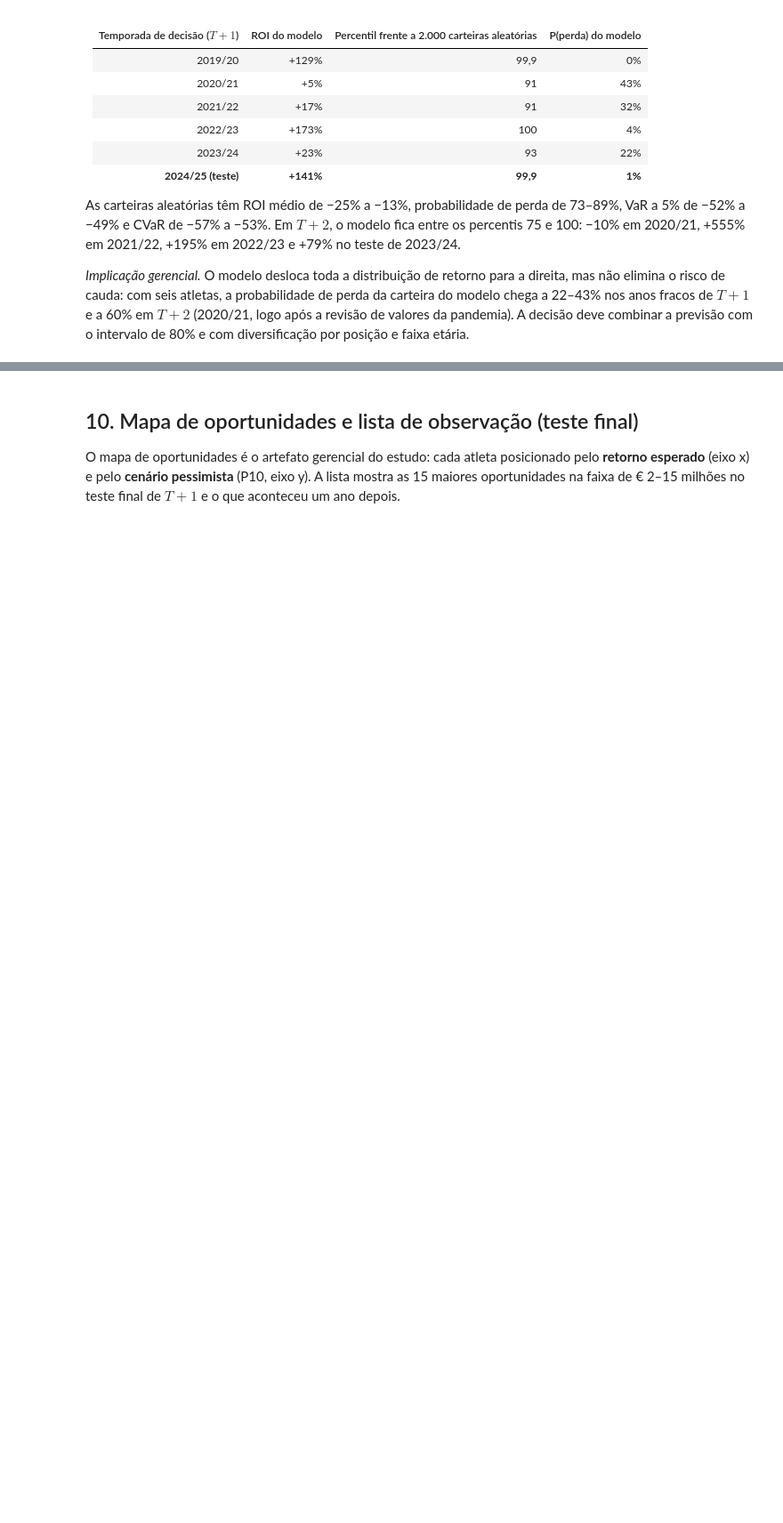
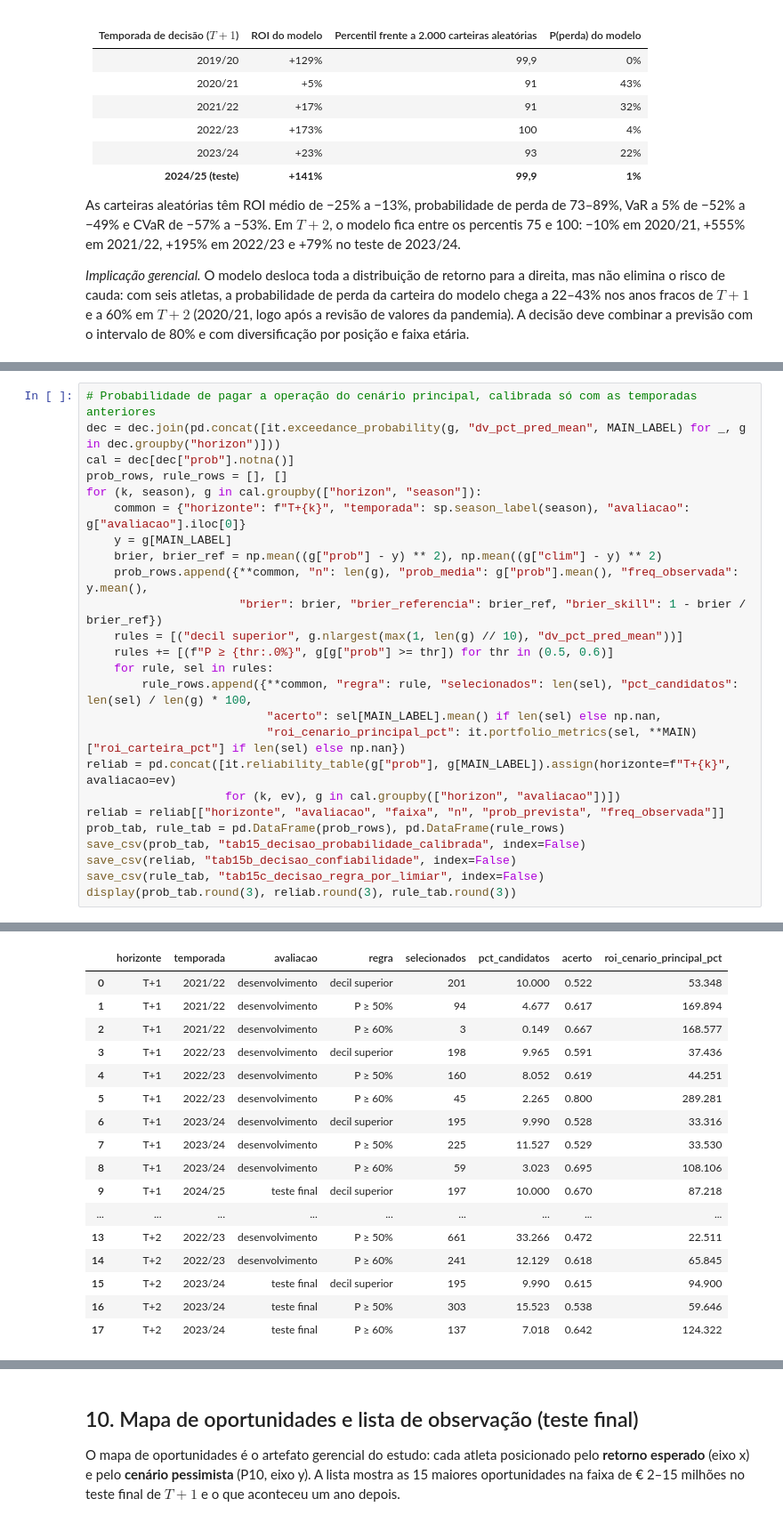
Before and after one commit to alvarodevbr/football-analytics, a Jupyter notebook: notebooks/05_model_interpretation.ipynb, the cells around one changed output, grey strips where cells are left out. Shown at 89% size. Drawn from its saved outputs; the diff is of its cells as text; blank space fills up the shorter version.

```diff
--- a/notebooks/05_model_interpretation.ipynb
+++ b/notebooks/05_model_interpretation.ipynb
@@ -1089,0 +1239,26 @@ combinar a previsão com o intervalo de 80% e com diversificação por posição
+# %%
+# Probabilidade de pagar a operação do cenário principal, calibrada só com as temporadas anteriores
+dec = dec.join(pd.concat([it.exceedance_probability(g, "dv_pct_pred_mean", MAIN_LABEL) for _, g in dec.groupby("horizon")]))
+cal = dec[dec["prob"].notna()]
+prob_rows, rule_rows = [], []
+for (k, season), g in cal.groupby(["horizon", "season"]):
+    common = {"horizonte": f"T+{k}", "temporada": sp.season_label(season), "avaliacao": g["avaliacao"].iloc[0]}
+    y = g[MAIN_LABEL]
+    brier, brier_ref = np.mean((g["prob"] - y) ** 2), np.mean((g["clim"] - y) ** 2)
+    prob_rows.append({**common, "n": len(g), "prob_media": g["prob"].mean(), "freq_observada": y.mean(),
+                      "brier": brier, "brier_referencia": brier_ref, "brier_skill": 1 - brier / brier_ref})
+    rules = [("decil superior", g.nlargest(max(1, len(g) // 10), "dv_pct_pred_mean"))]
+    rules += [(f"P ≥ {thr:.0%}", g[g["prob"] >= thr]) for thr in (0.5, 0.6)]
+    for rule, sel in rules:
+        rule_rows.append({**common, "regra": rule, "selecionados": len(sel), "pct_candidatos": len(sel) / len(g) * 100,
+                          "acerto": sel[MAIN_LABEL].mean() if len(sel) else np.nan,
+                          "roi_cenario_principal_pct": it.portfolio_metrics(sel, **MAIN)["roi_carteira_pct"] if len(sel) else np.nan})
+reliab = pd.concat([it.reliability_table(g["prob"], g[MAIN_LABEL]).assign(horizonte=f"T+{k}", avaliacao=ev)
+                    for (k, ev), g in cal.groupby(["horizon", "avaliacao"])])
+reliab = reliab[["horizonte", "avaliacao", "faixa", "n", "prob_prevista", "freq_observada"]]
+prob_tab, rule_tab = pd.DataFrame(prob_rows), pd.DataFrame(rule_rows)
+save_csv(prob_tab, "tab15_decisao_probabilidade_calibrada", index=False)
+save_csv(reliab, "tab15b_decisao_confiabilidade", index=False)
+save_csv(rule_tab, "tab15c_decisao_regra_por_limiar", index=False)
+display(prob_tab.round(3), reliab.round(3), rule_tab.round(3))
+# %% [output]
@@ -1089,0 +1289,17 @@ combinar a previsão com o intervalo de 80% e com diversificação por posição
+|  | horizonte | temporada | avaliacao | regra | selecionados | pct_candidatos | acerto | roi_cenario_principal_pct |
+| 0 | T+1 | 2021/22 | desenvolvimento | decil superior | 201 | 10.000 | 0.522 | 53.348 |
+| 1 | T+1 | 2021/22 | desenvolvimento | P ≥ 50% | 94 | 4.677 | 0.617 | 169.894 |
+| 2 | T+1 | 2021/22 | desenvolvimento | P ≥ 60% | 3 | 0.149 | 0.667 | 168.577 |
+| 3 | T+1 | 2022/23 | desenvolvimento | decil superior | 198 | 9.965 | 0.591 | 37.436 |
+| 4 | T+1 | 2022/23 | desenvolvimento | P ≥ 50% | 160 | 8.052 | 0.619 | 44.251 |
+| 5 | T+1 | 2022/23 | desenvolvimento | P ≥ 60% | 45 | 2.265 | 0.800 | 289.281 |
+| 6 | T+1 | 2023/24 | desenvolvimento | decil superior | 195 | 9.990 | 0.528 | 33.316 |
+| 7 | T+1 | 2023/24 | desenvolvimento | P ≥ 50% | 225 | 11.527 | 0.529 | 33.530 |
+| 8 | T+1 | 2023/24 | desenvolvimento | P ≥ 60% | 59 | 3.023 | 0.695 | 108.106 |
+| 9 | T+1 | 2024/25 | teste final | decil superior | 197 | 10.000 | 0.670 | 87.218 |
+| ... | ... | ... | ... | ... | ... | ... | ... | ... |
+| 13 | T+2 | 2022/23 | desenvolvimento | P ≥ 50% | 661 | 33.266 | 0.472 | 22.511 |
+| 14 | T+2 | 2022/23 | desenvolvimento | P ≥ 60% | 241 | 12.129 | 0.618 | 65.845 |
+| 15 | T+2 | 2023/24 | teste final | decil superior | 195 | 9.990 | 0.615 | 94.900 |
+| 16 | T+2 | 2023/24 | teste final | P ≥ 50% | 303 | 15.523 | 0.538 | 59.646 |
+| 17 | T+2 | 2023/24 | teste final | P ≥ 60% | 137 | 7.018 | 0.642 | 124.322 |
```
Also changed, not shown: parts of 17 cells of this notebook, 21 other files.
